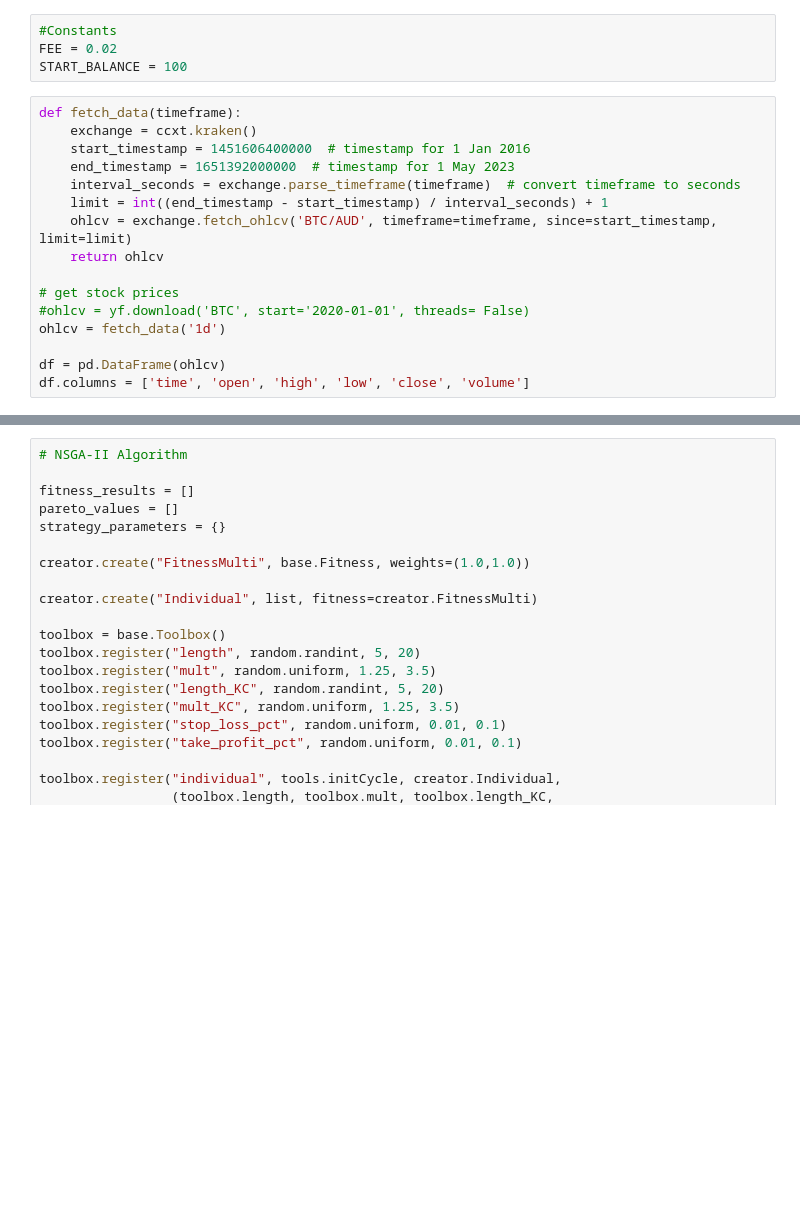
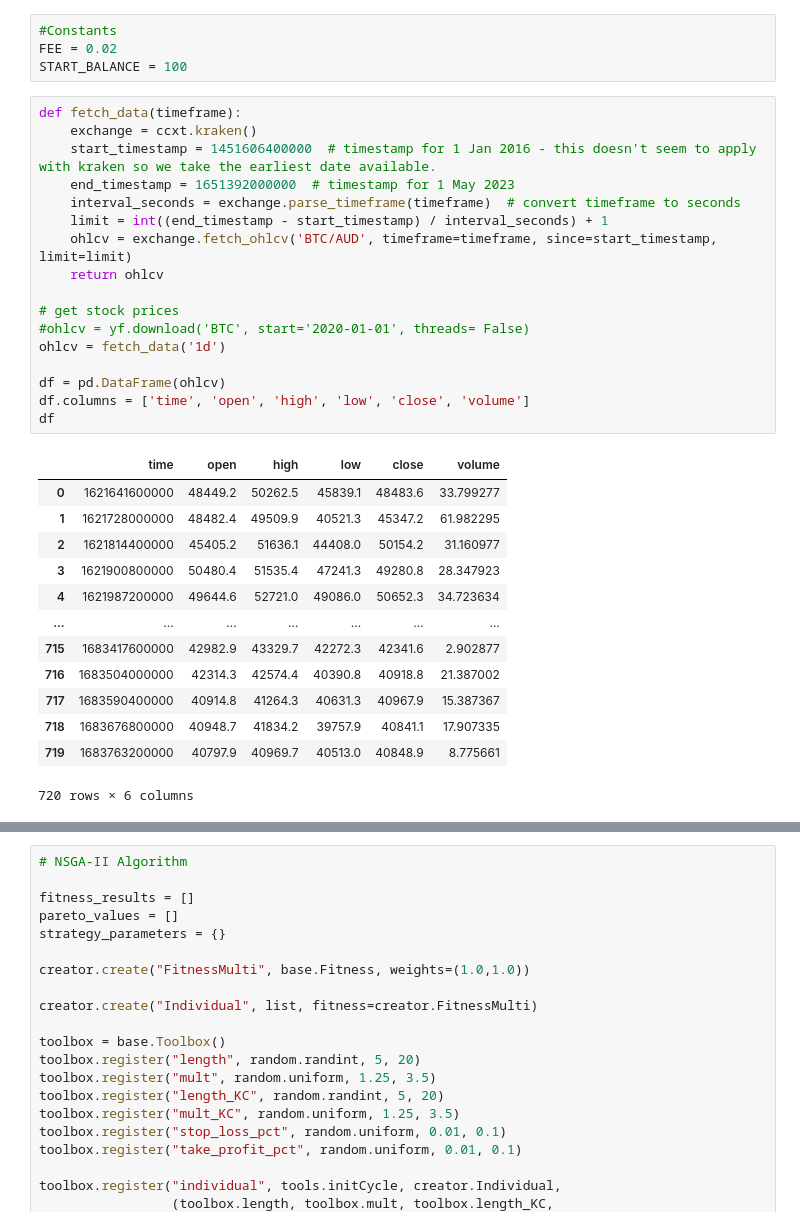
Before and after one commit to ophixus/CITS4404-project, a Jupyter notebook: NSGA-II with Strategy.ipynb, the cells around one changed output, grey strips where cells are left out. Drawn from its saved outputs; the diff is of its cells as text; blank space fills up the shorter version.

```diff
--- a/NSGA-II with Strategy.ipynb
+++ b/NSGA-II with Strategy.ipynb
@@ -21,19 +21,34 @@ START_BALANCE = 100
 # %%
 def fetch_data(timeframe):
     exchange = ccxt.kraken()
-    start_timestamp = 1451606400000  # timestamp for 1 Jan 2016
+    start_timestamp = 1451606400000  # timestamp for 1 Jan 2016 - this doesn't seem to apply with kraken so we take the earliest date available.
     end_timestamp = 1651392000000  # timestamp for 1 May 2023
     interval_seconds = exchange.parse_timeframe(timeframe)  # convert timeframe to seconds
     limit = int((end_timestamp - start_timestamp) / interval_seconds) + 1
     ohlcv = exchange.fetch_ohlcv('BTC/AUD', timeframe=timeframe, since=start_timestamp, limit=limit)
     return ohlcv
 
 # get stock prices
 #ohlcv = yf.download('BTC', start='2020-01-01', threads= False)
 ohlcv = fetch_data('1d')
 
 df = pd.DataFrame(ohlcv)
 df.columns = ['time', 'open', 'high', 'low', 'close', 'volume']
+df
+# %% [output]
+|  | time | open | high | low | close | volume |
+| 0 | 1621641600000 | 48449.2 | 50262.5 | 45839.1 | 48483.6 | 33.799277 |
+| 1 | 1621728000000 | 48482.4 | 49509.9 | 40521.3 | 45347.2 | 61.982295 |
+| 2 | 1621814400000 | 45405.2 | 51636.1 | 44408.0 | 50154.2 | 31.160977 |
+| 3 | 1621900800000 | 50480.4 | 51535.4 | 47241.3 | 49280.8 | 28.347923 |
+| 4 | 1621987200000 | 49644.6 | 52721.0 | 49086.0 | 50652.3 | 34.723634 |
+| ... | ... | ... | ... | ... | ... | ... |
+| 715 | 1683417600000 | 42982.9 | 43329.7 | 42272.3 | 42341.6 | 2.902877 |
+| 716 | 1683504000000 | 42314.3 | 42574.4 | 40390.8 | 40918.8 | 21.387002 |
+| 717 | 1683590400000 | 40914.8 | 41264.3 | 40631.3 | 40967.9 | 15.387367 |
+| 718 | 1683676800000 | 40948.7 | 41834.2 | 39757.9 | 40841.1 | 17.907335 |
+| 719 | 1683763200000 | 40797.9 | 40969.7 | 40513.0 | 40848.9 | 8.775661 |
+720 rows × 6 columns
 # %%
 def strategy(df, length = 20, mult = 2.0,length_KC = 20, mult_KC = 2.0, stop_loss_pct = 0.05, take_profit_pct=0.05, visualise=False):
 
```
Also changed, not shown: parts of 4 cells of this notebook.
